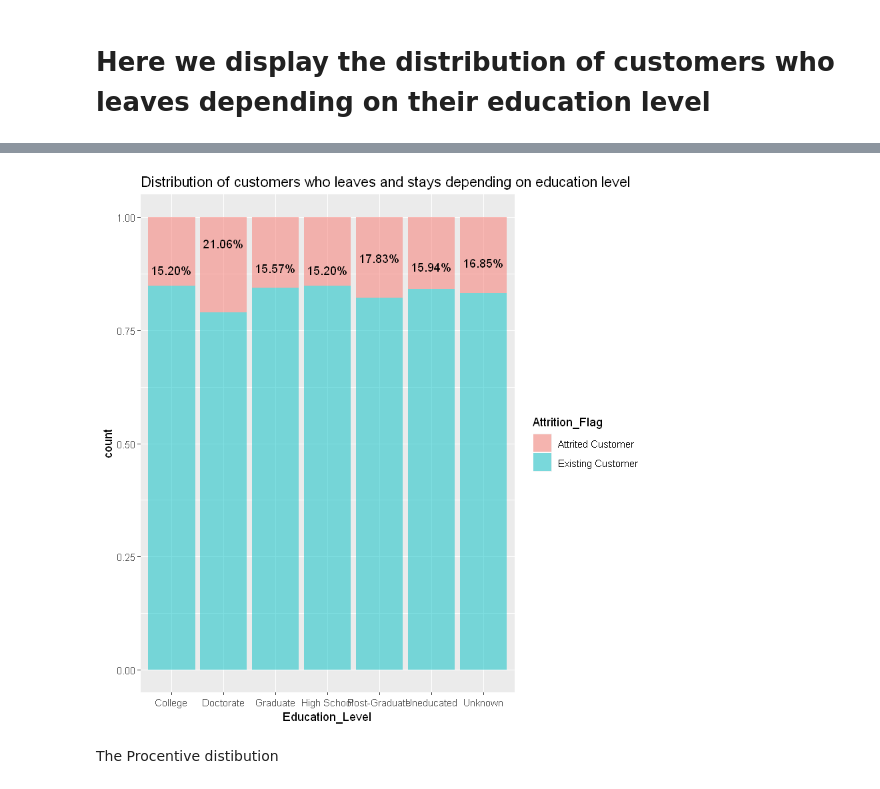
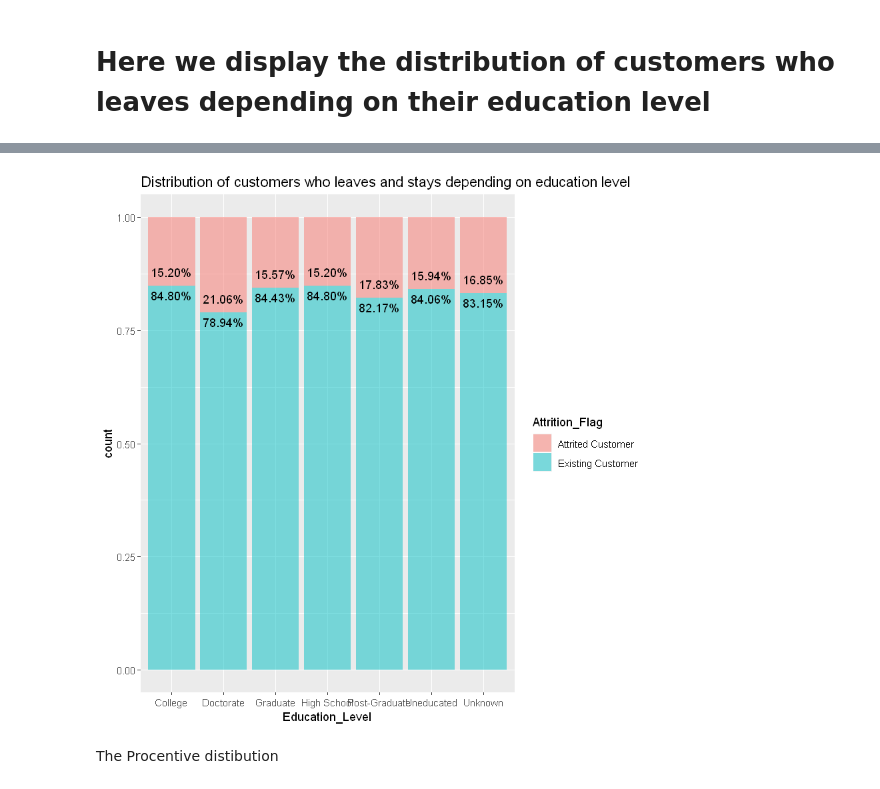
Before and after one commit to WeAreVR/Biba, a Jupyter notebook: BIBA.ipynb, the cells around one changed output, grey strips where cells are left out. Drawn from its saved outputs; the diff is of its cells as text; code cells hidden in the pictures.

```diff
--- a/BIBA.ipynb
+++ b/BIBA.ipynb
@@ -104,16 +88,14 @@ existing_only
 # %%
 dataset %>%
 ggplot(aes(x=Education_Level,fill=Attrition_Flag))+
 geom_bar(alpha=0.5,position = "fill")+
 geom_text(aes(label= percent((100-p)/100),x =Education_Level, y = (100-p)/100), data = attrited_only,
 vjust = 1.5)+
-geom_text(aes(label= percent(p/100),x =Education_Level, y = p/100), data = existing_only,
-vjust = --1
-
-         )+
+geom_text(aes(label= percent((100-p)/100),x =Education_Level, y = p/100), data = existing_only,
+vjust = -1)+
 
 ggtitle("Distribution of customers who leaves and stays depending on education level")
 # %% [output]
-[figure, old version]
+[figure, new version]
 # %% [markdown]
 The Procentive distibution
```
Also changed, not shown: parts of 11 cells of this notebook.
